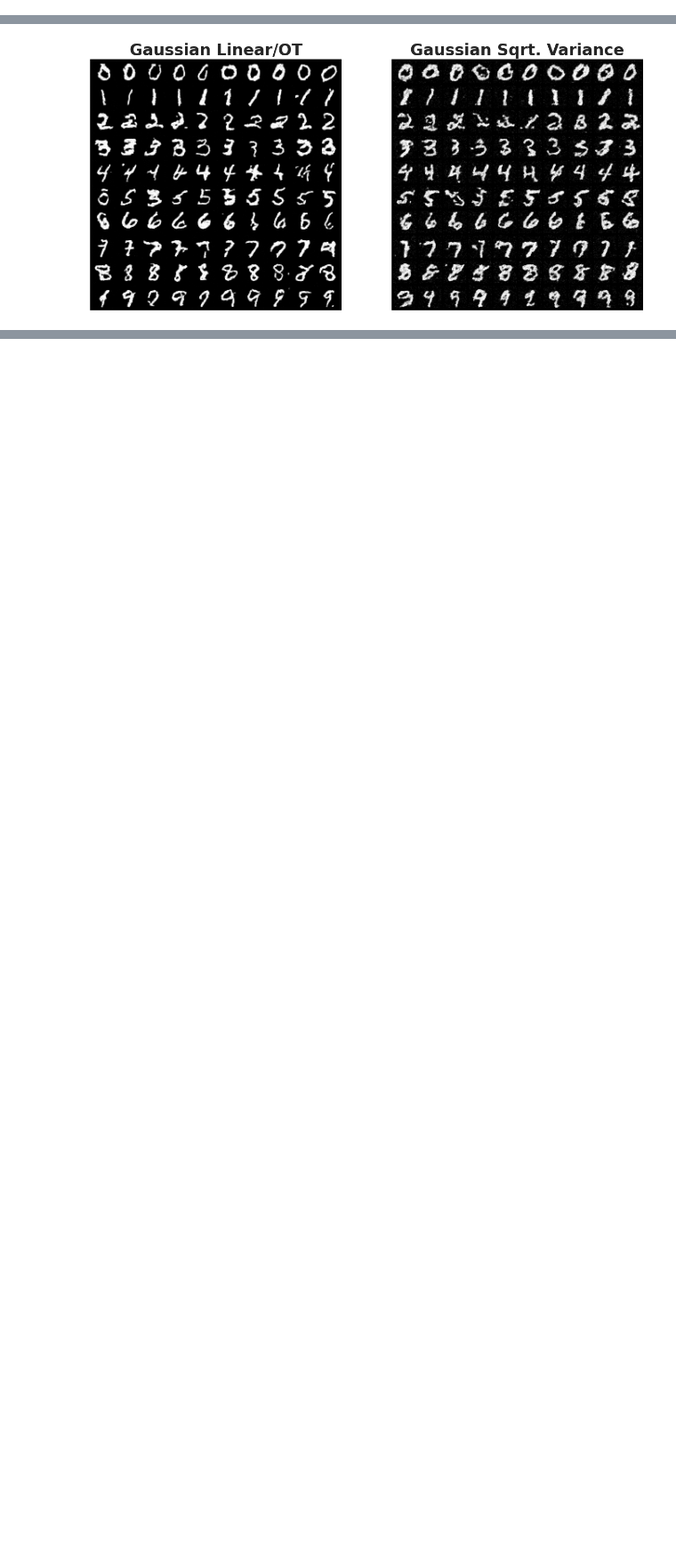
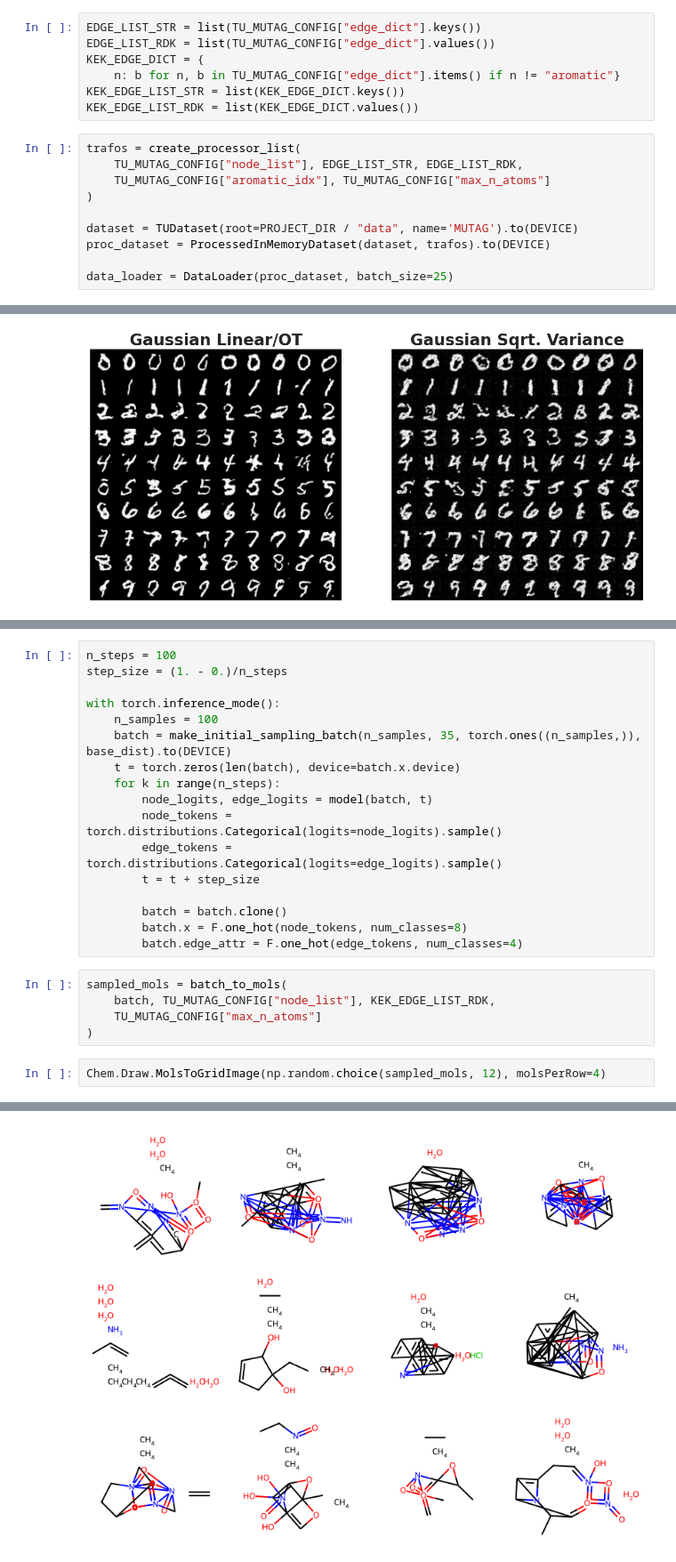
Before and after one commit to zuvale/ggdl_self_learn, a Jupyter notebook: experiments/flow_matching.ipynb, the cells around one changed output, grey strips where cells are left out. Shown at 89% size. Cells and saved outputs as stored; diff of their text form; blank space fills up the shorter version.

```diff
--- a/experiments/flow_matching.ipynb
+++ b/experiments/flow_matching.ipynb
@@ -159,3 +166,20 @@ def dequantize(x: torch.Tensor) -> torch.Tensor:
+# %%
+EDGE_LIST_STR = list(TU_MUTAG_CONFIG["edge_dict"].keys())
+EDGE_LIST_RDK = list(TU_MUTAG_CONFIG["edge_dict"].values())
+KEK_EDGE_DICT = {
+    n: b for n, b in TU_MUTAG_CONFIG["edge_dict"].items() if n != "aromatic"}
+KEK_EDGE_LIST_STR = list(KEK_EDGE_DICT.keys())
+KEK_EDGE_LIST_RDK = list(KEK_EDGE_DICT.values())
+# %%
+trafos = create_processor_list(
+    TU_MUTAG_CONFIG["node_list"], EDGE_LIST_STR, EDGE_LIST_RDK,
+    TU_MUTAG_CONFIG["aromatic_idx"], TU_MUTAG_CONFIG["max_n_atoms"]
+)
+
+dataset = TUDataset(root=PROJECT_DIR / "data", name='MUTAG').to(DEVICE)
+proc_dataset = ProcessedInMemoryDataset(dataset, trafos).to(DEVICE)
+
+data_loader = DataLoader(proc_dataset, batch_size=25)
 # %% [markdown]
 ## X. Flow-Matching Implementation
 # %%
@@ -768,0 +1092,25 @@ plt.show()
+# %%
+n_steps = 100
+step_size = (1. - 0.)/n_steps
+
+with torch.inference_mode():
+    n_samples = 100
+    batch = make_initial_sampling_batch(n_samples, 35, torch.ones((n_samples,)), base_dist).to(DEVICE)
+    t = torch.zeros(len(batch), device=batch.x.device)
+    for k in range(n_steps):
+        node_logits, edge_logits = model(batch, t)
+        node_tokens = torch.distributions.Categorical(logits=node_logits).sample()
+        edge_tokens = torch.distributions.Categorical(logits=edge_logits).sample()
+        t = t + step_size
+
+        batch = batch.clone()
+        batch.x = F.one_hot(node_tokens, num_classes=8)
+        batch.edge_attr = F.one_hot(edge_tokens, num_classes=4)
+# %%
+sampled_mols = batch_to_mols(
+    batch, TU_MUTAG_CONFIG["node_list"], KEK_EDGE_LIST_RDK,
+    TU_MUTAG_CONFIG["max_n_atoms"]
+)
+# %%
+Chem.Draw.MolsToGridImage(np.random.choice(sampled_mols, 12), molsPerRow=4)
+# %% [output]
@@ -768,0 +1125 @@ plt.show()
+[figure, added]
```
Also changed, not shown: parts of 13 cells of this notebook.
